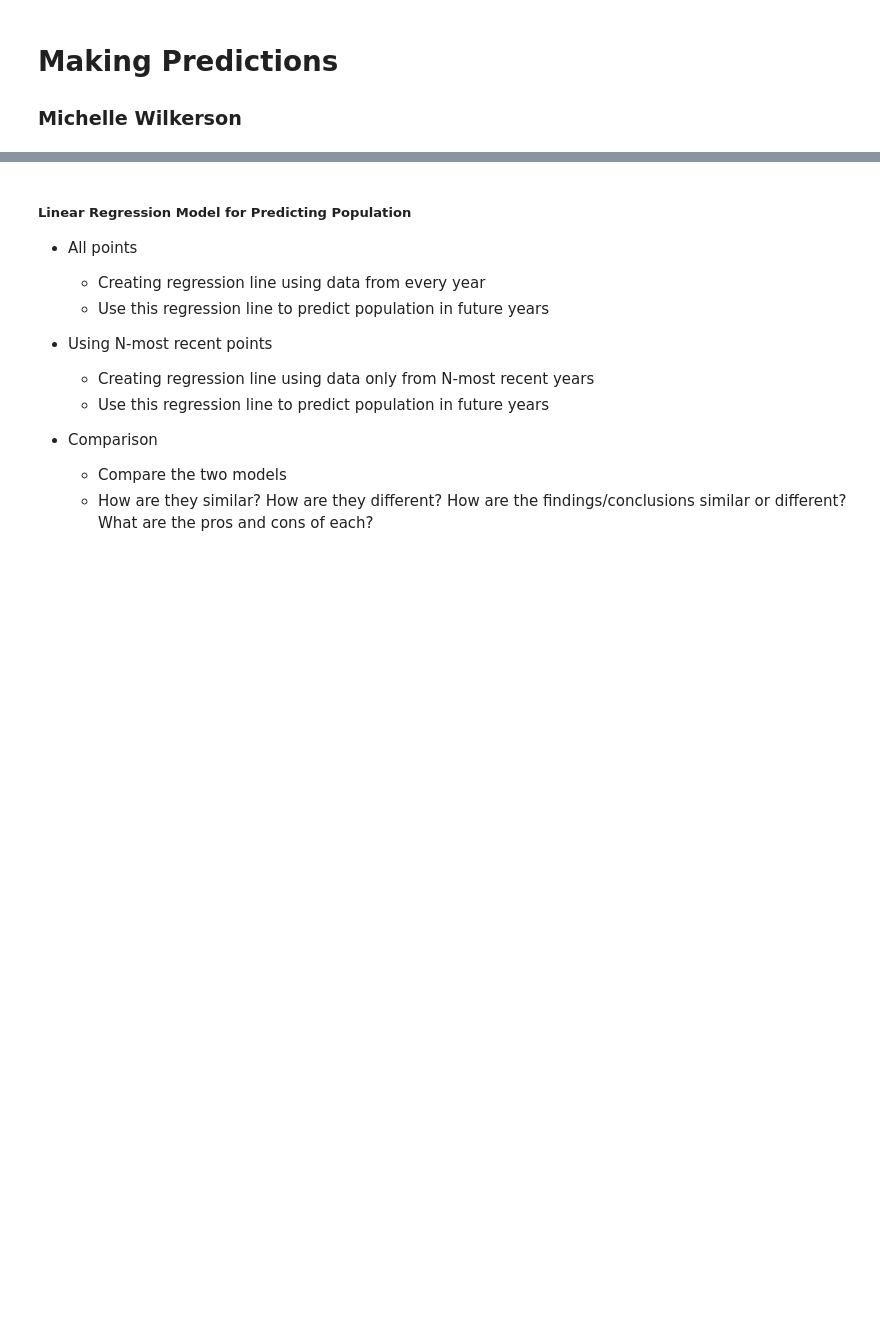
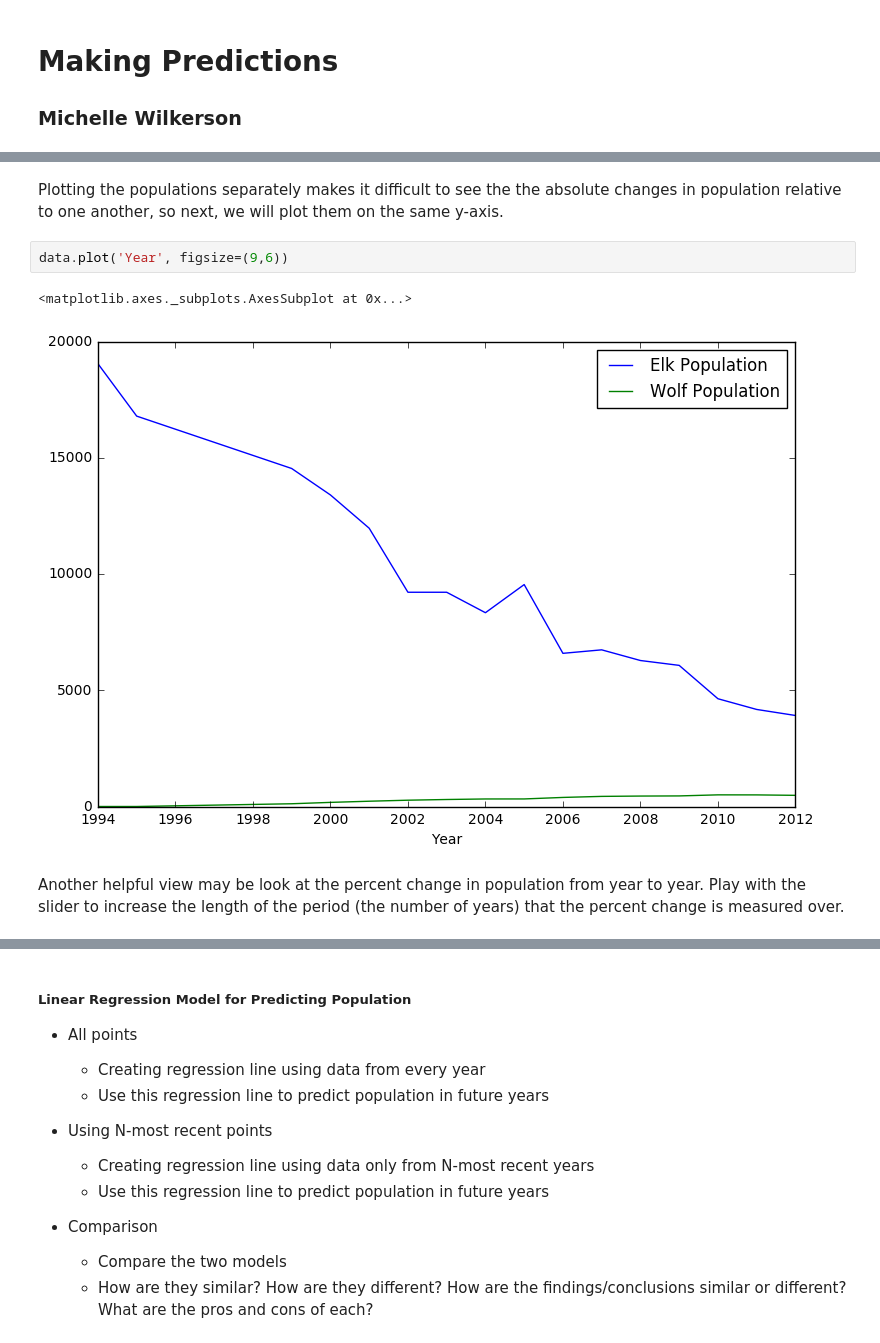
Before and after one commit to ds-modules/EDUC-223B, a Jupyter notebook: Prediction.ipynb, the cells around one changed output, grey strips where cells are left out. Saved outputs shown, nothing was run; the diff lists cells and outputs as text; blank space fills up the shorter version.

```diff
--- a/Prediction.ipynb
+++ b/Prediction.ipynb
@@ -17,0 +88,9 @@
+# %% [markdown]
+Plotting the populations separately makes it difficult to see the the absolute changes in population relative to one another, so next, we will plot them on the same y-axis.
+# %%
+data.plot('Year', figsize=(9,6))
+# %% [output]
+<matplotlib.axes._subplots.AxesSubplot at 0x...>
+[figure, added]
+# %% [markdown]
+Another helpful view may be look at the percent change in population from year to year. Play with the slider to increase the length of the period (the number of years) that the percent change is measured over.
```
Also changed, not shown: parts of 22 cells of this notebook.
